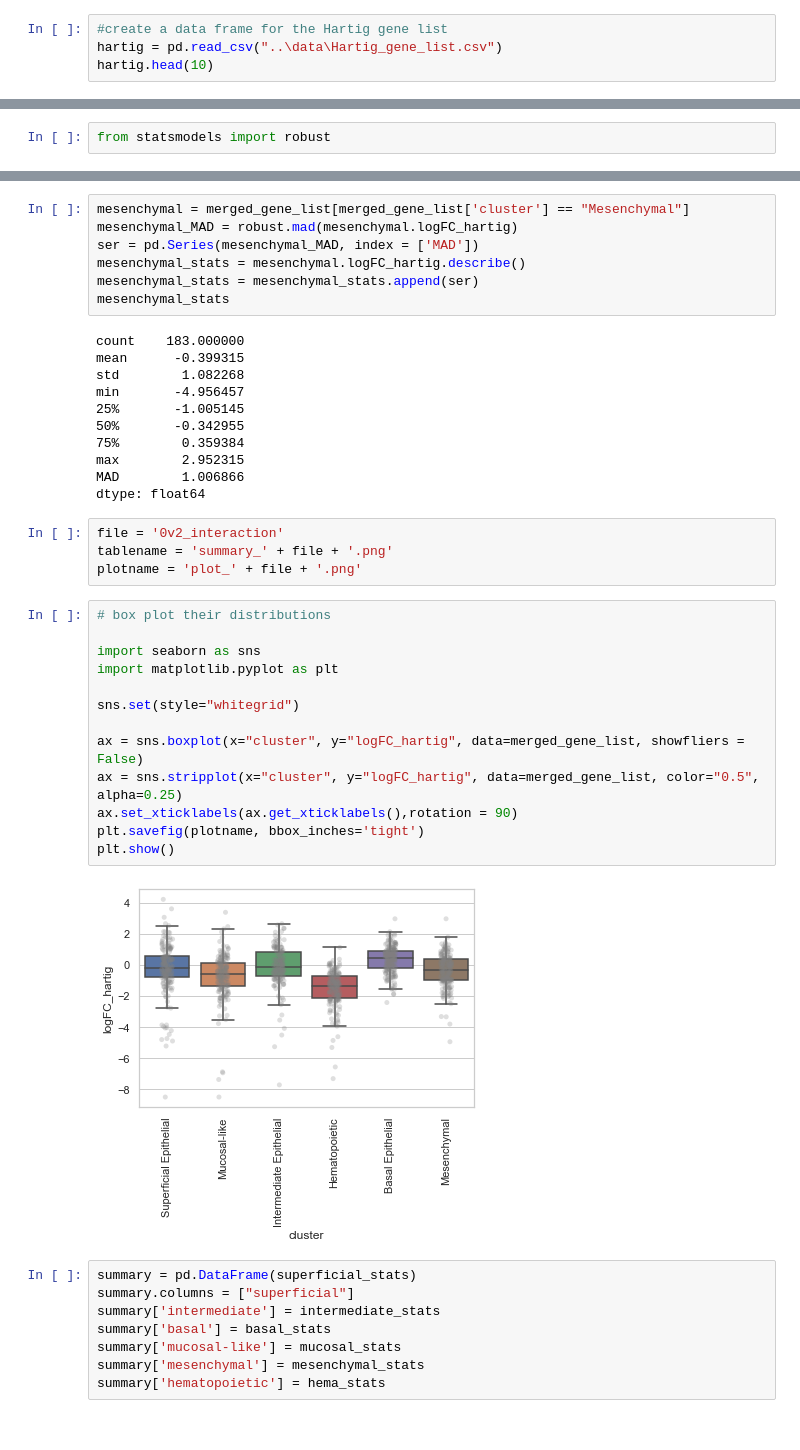
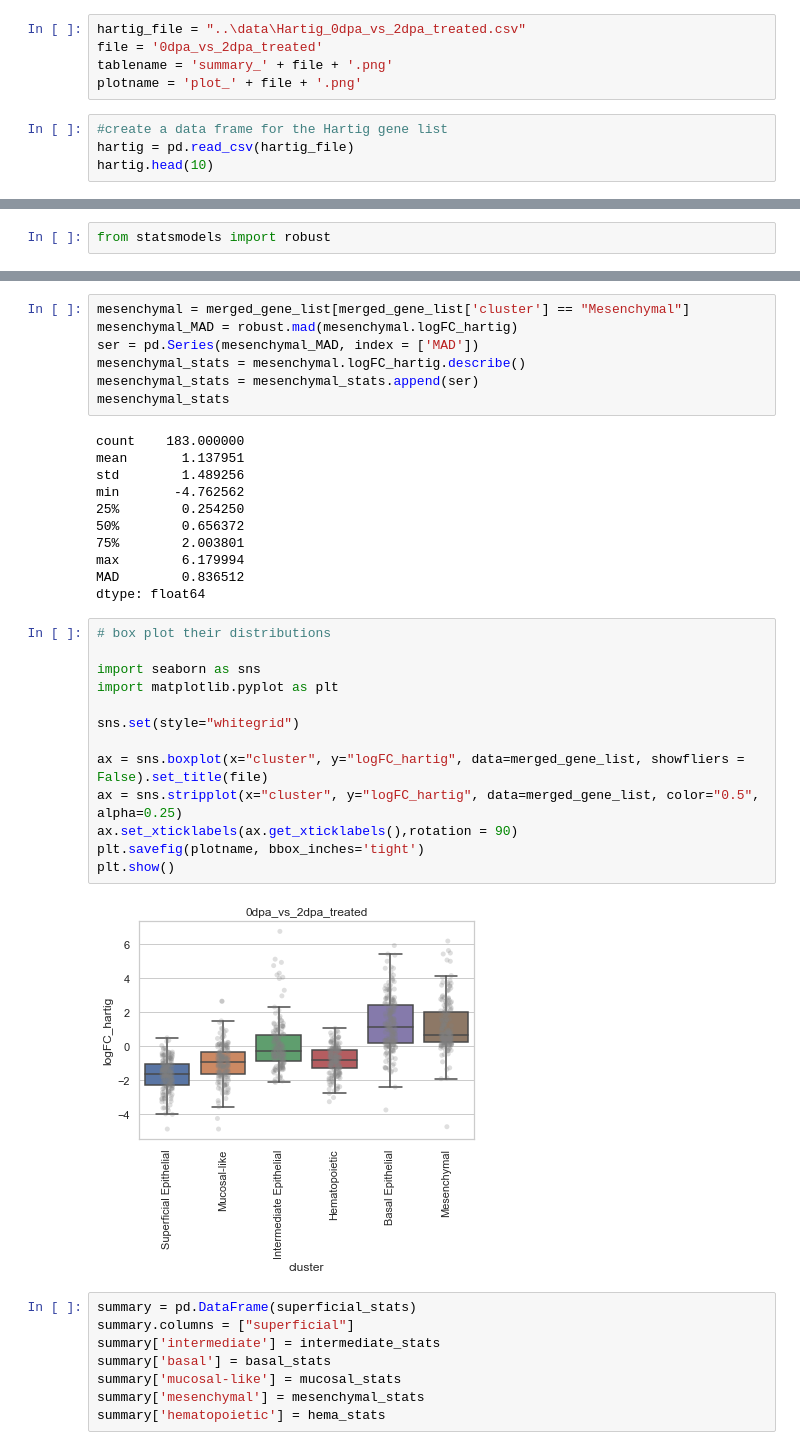
Before and after one commit to cgnobrega/Nobrega_Honors_Thesis, a Jupyter notebook: code/gene_lists_parse.ipynb, the cells around one changed output, grey strips where cells are left out. Drawn from its saved outputs; the diff is of its cells as text.

Commit message:
generate plots and summary tables for all Hartig data

```diff
--- a/code/gene_lists_parse.ipynb
+++ b/code/gene_lists_parse.ipynb
@@ -26,9 +22,14 @@ hou.head(10)
 | 7 | Superficial Epithelial | si:ch211-157c3.4 | 0.0 | 2.870359 | 0.983 | 0.268 | 0.0 |
 | 8 | Superficial Epithelial | CABZ01072255.2 | 0.0 | 2.858588 | 0.876 | 0.105 | 0.0 |
 | 9 | Superficial Epithelial | si:ch211-217k17.10 | 0.0 | 2.838415 | 0.886 | 0.096 | 0.0 |
+# %%
+hartig_file = "..\data\Hartig_0dpa_vs_2dpa_treated.csv"
+file = '0dpa_vs_2dpa_treated'
+tablename = 'summary_' + file + '.png'
+plotname = 'plot_' + file + '.png'
 # %%
 #create a data frame for the Hartig gene list
-hartig = pd.read_csv("..\data\Hartig_gene_list.csv")
+hartig = pd.read_csv(hartig_file)
 hartig.head(10)
 # %% [output]
 |  | GeneID | logFC | logCPM | LR | PValue | FDR | DiffExp | Symbol | Description | GeneType | ... |
@@ -207,34 +205,30 @@ mesenchymal_stats = mesenchymal_stats.append(ser)
 mesenchymal_stats
 # %% [output]
 count    183.000000
-mean      -0.399315
-std        1.082268
-min       -4.956457
-25%       -1.005145
-50%       -0.342955
-75%        0.359384
-max        2.952315
-MAD        1.006866
+mean       1.137951
+std        1.489256
+min       -4.762562
+25%        0.254250
+50%        0.656372
+75%        2.003801
+max        6.179994
+MAD        0.836512
 dtype: float64
-# %%
-file = '0v2_interaction'
-tablename = 'summary_' + file + '.png'
-plotname = 'plot_' + file + '.png'
 # %%
 # box plot their distributions
 
 import seaborn as sns
 import matplotlib.pyplot as plt
 
 sns.set(style="whitegrid")
 
-ax = sns.boxplot(x="cluster", y="logFC_hartig", data=merged_gene_list, showfliers = False)
+ax = sns.boxplot(x="cluster", y="logFC_hartig", data=merged_gene_list, showfliers = False).set_title(file)
 ax = sns.stripplot(x="cluster", y="logFC_hartig", data=merged_gene_list, color="0.5", alpha=0.25)
 ax.set_xticklabels(ax.get_xticklabels(),rotation = 90)
 plt.savefig(plotname, bbox_inches='tight')
 plt.show()
 # %% [output]
-[figure, old version]
+[figure, new version]
 # %%
 summary = pd.DataFrame(superficial_stats)
 summary.columns = ["superficial"]
```
Also changed, not shown: parts of 12 cells of this notebook, 10 other files.
